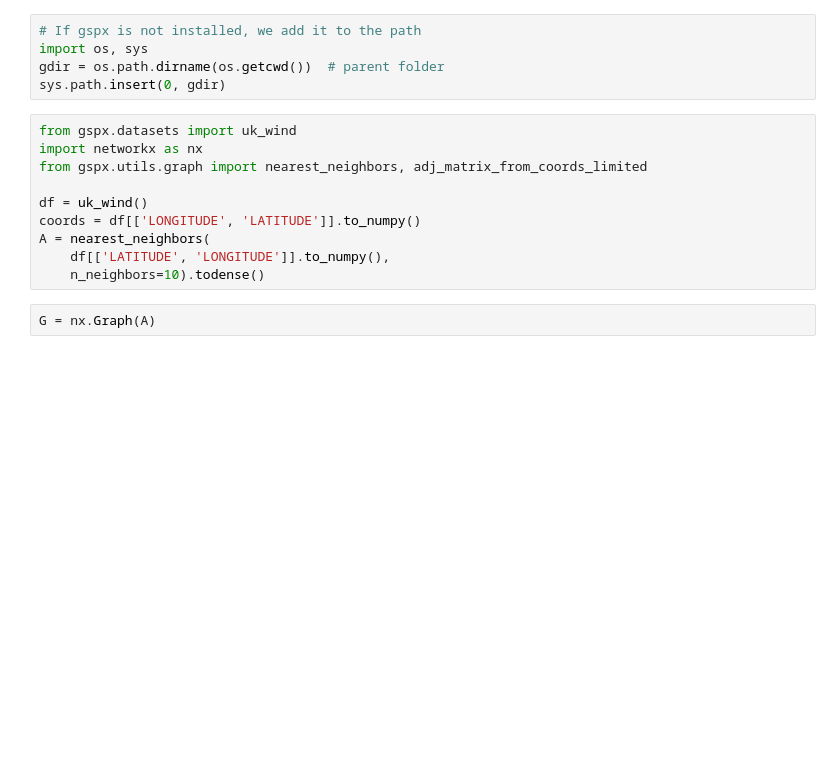
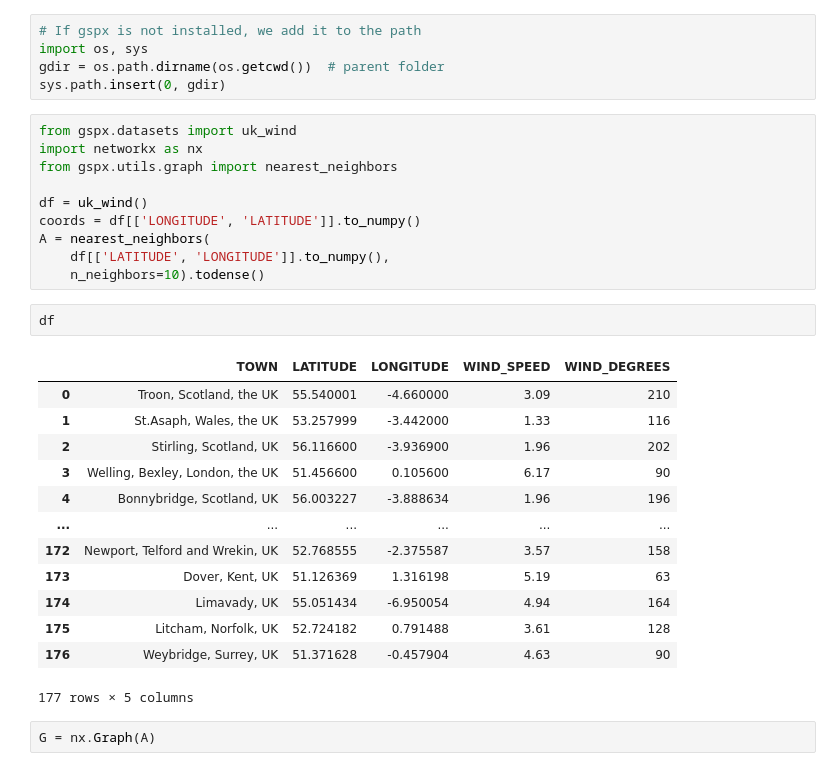
Before and after one commit to gboaviagem/gspx, a Jupyter notebook: notebooks/wind_graph.ipynb, the cells around one changed output. Cells and saved outputs as stored; diff of their text form; blank space fills up the shorter version.

```diff
--- a/notebooks/wind_graph.ipynb
+++ b/notebooks/wind_graph.ipynb
@@ -6,13 +6,29 @@ sys.path.insert(0, gdir)
 # %%
 from gspx.datasets import uk_wind
 import networkx as nx
-from gspx.utils.graph import nearest_neighbors, adj_matrix_from_coords_limited
+from gspx.utils.graph import nearest_neighbors
 
 df = uk_wind()
 coords = df[['LONGITUDE', 'LATITUDE']].to_numpy()
 A = nearest_neighbors(
     df[['LATITUDE', 'LONGITUDE']].to_numpy(),
     n_neighbors=10).todense()
+# %%
+df
+# %% [output]
+|  | TOWN | LATITUDE | LONGITUDE | WIND_SPEED | WIND_DEGREES |
+| 0 | Troon, Scotland, the UK | 55.540001 | -4.660000 | 3.09 | 210 |
+| 1 | St.Asaph, Wales, the UK | 53.257999 | -3.442000 | 1.33 | 116 |
+| 2 | Stirling, Scotland, UK | 56.116600 | -3.936900 | 1.96 | 202 |
+| 3 | Welling, Bexley, London, the UK | 51.456600 | 0.105600 | 6.17 | 90 |
+| 4 | Bonnybridge, Scotland, UK | 56.003227 | -3.888634 | 1.96 | 196 |
+| ... | ... | ... | ... | ... | ... |
+| 172 | Newport, Telford and Wrekin, UK | 52.768555 | -2.375587 | 3.57 | 158 |
+| 173 | Dover, Kent, UK | 51.126369 | 1.316198 | 5.19 | 63 |
+| 174 | Limavady, UK | 55.051434 | -6.950054 | 4.94 | 164 |
+| 175 | Litcham, Norfolk, UK | 52.724182 | 0.791488 | 3.61 | 128 |
+| 176 | Weybridge, Surrey, UK | 51.371628 | -0.457904 | 4.63 | 90 |
+177 rows × 5 columns
 # %%
 G = nx.Graph(A)
 # %%
```
Also changed, not shown: parts of 1 cell of this notebook, 10 other files.
